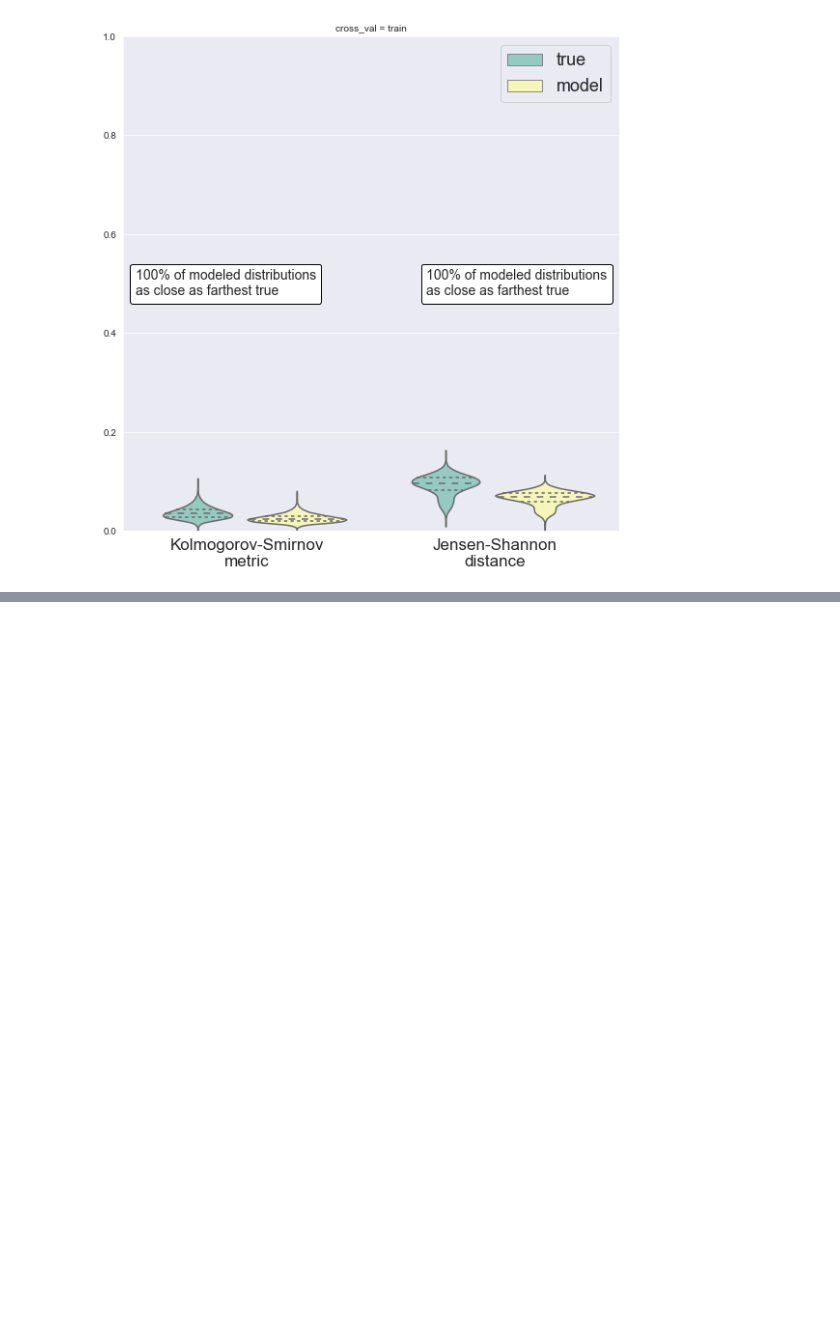
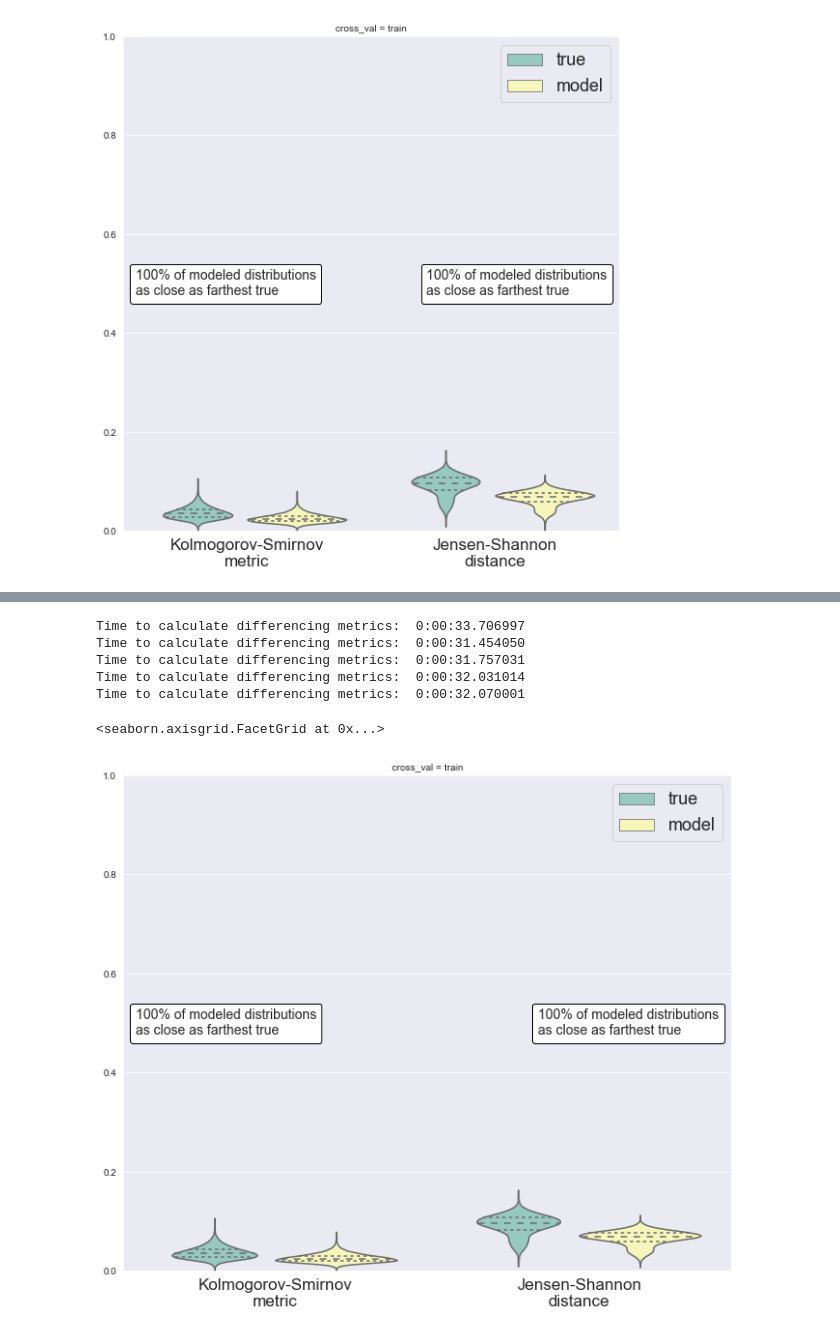
Before and after one commit to acb-code/distribution-surrogates, a Jupyter notebook: 4_emulator_parametric_OR.ipynb, the cells around one changed output, grey strips where cells are left out. Drawn from its saved outputs; the diff is of its cells as text; code cells hidden in the pictures; blank space fills up the shorter version.

Commit message:
Set up initial RIC sweep results

```diff
--- a/4_emulator_parametric_OR.ipynb
+++ b/4_emulator_parametric_OR.ipynb
@@ -700,7 +700,7 @@ class Analysis:
         """Plot the comparison of statistical consistency for KS and JS for one crossval type"""
         # main violin plots
         g = sns.catplot(data=self.differencing_df, x='test_type', y='metric', hue='comparison', palette='Set3',
-                        height=8, aspect=1.0, inner='quartile', col='cross_val', kind='violin')
+                        height=8, aspect=1.2, inner='quartile', col='cross_val', kind='violin')
         (g.set_axis_labels("", "")
           .set_xticklabels(["Kolmogorov-Smirnov\nmetric", "Jensen-Shannon\ndistance"], size=17)
           .set(ylim=(0,1))
@@ -806,0 +787,11 @@ array([[[False, False, False, ..., False, False, False],
+# %%
+%%time
+# sweep through RIC values to visualize statistical consistency and dimension reduction
+rics = [0.9, 0.99, 0.999, 0.9999, None]
+# set up pca models
+pcas = [PCA(ric) for ric in rics]
+
+# fit the pca models
+pcas[:] = [model.fit(data_for_pca) for model in pcas]
+for (model, ric) in zip(pcas, rics):
+    print('Number of components needed for retaining ', ric, ' RIC: ', model.n_components_, ' of ', data_for_pca.shape[1])
@@ -806,0 +806,12 @@ array([[[False, False, False, ..., False, False, False],
+# %%
+%%time
+# create Data objects for each pca model
+transformed_data = [model.transform(data_for_pca) for model in pcas]
+formatted_data = [cpgen.pca_destack(model.inverse_transform(current_data),
+                                    ecdfx_true.shape[1], ecdfx_true.shape[2]) for (model, current_data) in zip(pcas, transformed_data)]
+pca_sweep_data = [Data(ecdf_vals=(ecdf_y, data_slice),
+                     discrete_flags=true_data.discrete_flags,
+                     scaler=true_data.scaler,
+                     custom_bins=true_data.scaled_epdfs[0]) for data_slice in formatted_data]
+for data_obj in pca_sweep_data:
+    data_obj.data_setup_from_ecdfs()
@@ -806,0 +821,16 @@ array([[[False, False, False, ..., False, False, False],
+# %%
+pca_sweep_analyses = [Analysis(true_data=true_data, model_data=mod_data,
+                               comparison_data=comparison_data, cross_val_type='train') for mod_data in pca_sweep_data]
+for obj in pca_sweep_analyses:
+    obj.calc_differencing_metrics()
+    _ = obj.get_differencing_df()
+    obj.get_percent_reasonable()
+obj.plot_single_stat_consistency_comparison()
+# %% [output]
+Time to calculate differencing metrics:  0:00:33.706997
+Time to calculate differencing metrics:  0:00:31.454050
+Time to calculate differencing metrics:  0:00:31.757031
+Time to calculate differencing metrics:  0:00:32.031014
+Time to calculate differencing metrics:  0:00:32.070001
+<seaborn.axisgrid.FacetGrid at 0x...>
+[figure, added]
```
Also changed, not shown: parts of 4 cells of this notebook, 1 other file.
